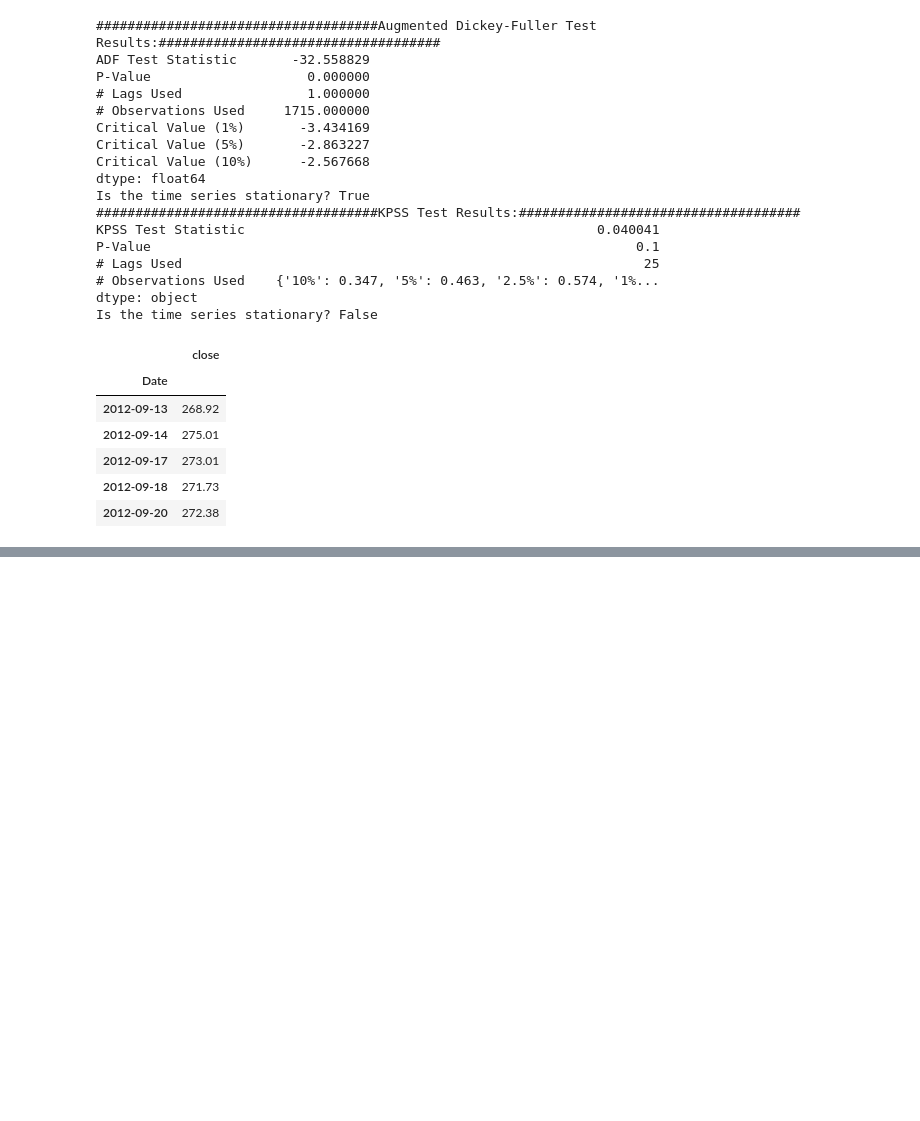
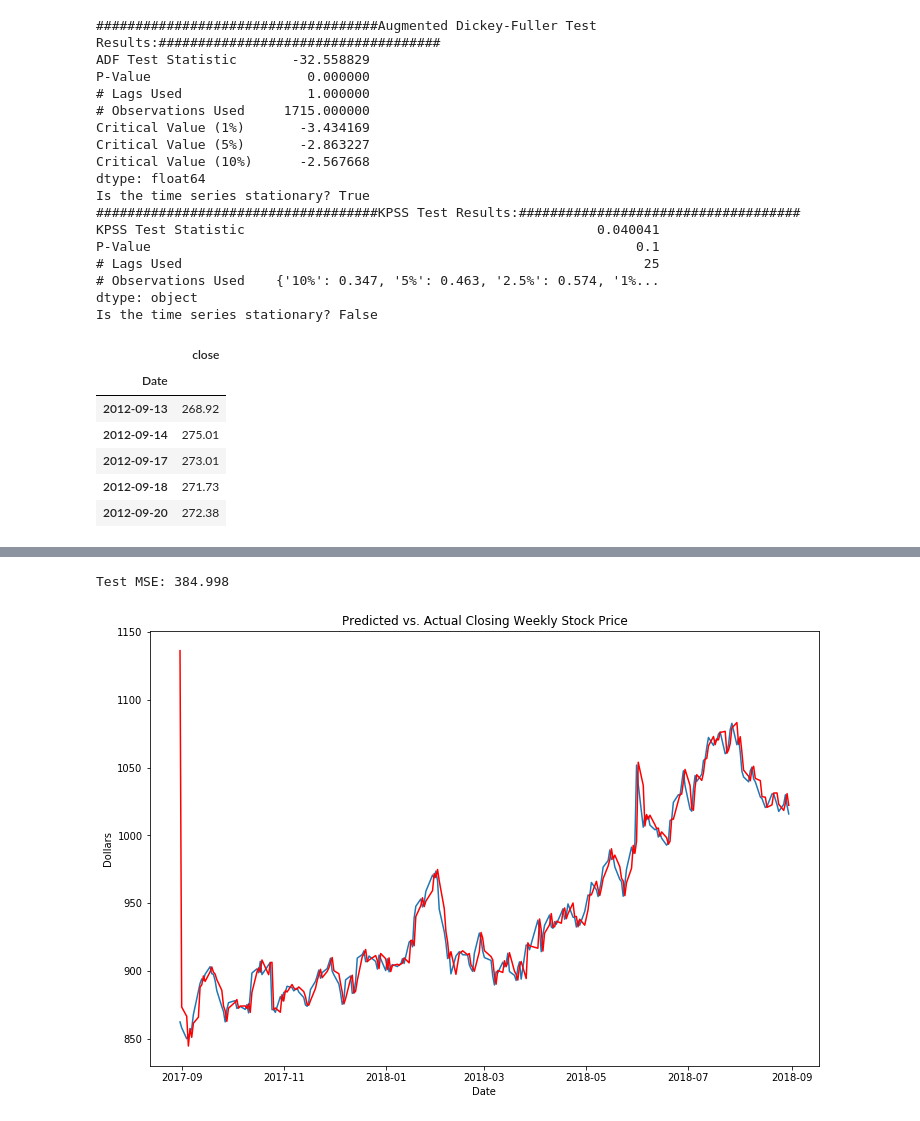
Before and after one commit to jesvin1/EPAT_TIMESERIES, a Jupyter notebook: Time Series Analysis-Monte Carlo Simulation.ipynb, the cells around one changed output, grey strips where cells are left out. Saved outputs shown, nothing was run; the diff lists cells and outputs as text; code cells hidden in the pictures; blank space fills up the shorter version.

```diff
--- a/Time Series Analysis-Monte Carlo Simulation.ipynb
+++ b/Time Series Analysis-Monte Carlo Simulation.ipynb
@@ -228,0 +336,52 @@ ModuleNotFoundError: No module named 'arch'
+# %%
+# to suppress warnings
+warnings.filterwarnings('ignore')
+
+# imports the mean squared error function
+from sklearn.metrics import mean_squared_error
+
+# from https://machinelearningmastery.com/arima-for-time-series-forecasting-with-python/
+
+# creates a new dataframe that will be added to as the forecast rolls
+history = np.log(my_stock.astype(float))
+# creates an empty list that will hold predictions
+predictions = []
+# loops through the indexes of the set being forecased
+for i in range(len(my_stock_resid_distr_fitting)):
+    # estimates an ARIMA model of order (1,1,1)
+    model = smt.ARIMA(history, order = (1,1,1))
+    # fits the model
+    model_fit = model.fit(disp = 0)
+    # forecasts the next period
+    output = model_fit.forecast()
+    # takes the predicted value and saves it in yhat
+    yhat = np.e ** output[0]
+    # appends yhat to the list of predictions
+    predictions.append(yhat)
+    # grabs the observation at the ith index
+    obs = my_stock_resid_distr_fitting[i : i + 1]
+    # appends the observation to the estimation data set
+    history = history.append(np.log(obs.astype(float)))
+
+# prints the MSE of the model for the rolling forecast period
+error = mean_squared_error(my_stock_resid_distr_fitting, predictions)
+print('Test MSE: %.3f' % error)
+
+# converts the predictions list to a pandas dataframe with the same index as the actual values
+# for plotting purposes
+predictions = pd.DataFrame(predictions)
+predictions.index = my_stock_resid_distr_fitting.index
+
+# sets the plot size to 12x8
+mpl.rcParams['figure.figsize'] = (12,8)
+
+# plots the predicted and actual stock prices
+plt.plot(my_stock_resid_distr_fitting)
+plt.plot(predictions, color = 'red')
+plt.xlabel('Date')
+plt.ylabel('Dollars')
+plt.title('Predicted vs. Actual Closing Weekly Stock Price')
+plt.show()
+# %% [output]
+Test MSE: 384.998
+[figure, added]
```
Also changed, not shown: parts of 37 cells of this notebook.
